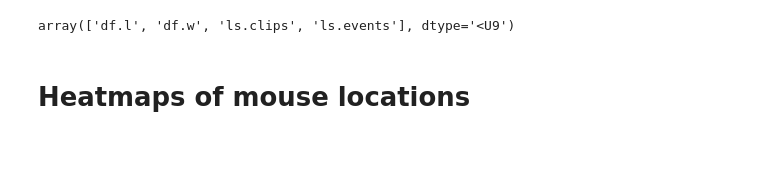
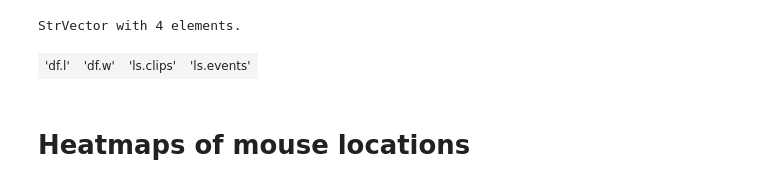
Before and after one commit to iamhectorotero/learning-physical-properties-with-rnns, a Jupyter notebook: 0. Preliminary analysis.ipynb, the cells around one changed output. Cells and saved outputs as stored; diff of their text form; code cells hidden in the pictures; blank space fills up the shorter version.

```diff
--- a/0. Preliminary analysis.ipynb
+++ b/0. Preliminary analysis.ipynb
@@ -9,9 +9,10 @@ import matplotlib.pyplot as plt
 # %%
 pandas2ri.activate()
 # %%
-r['load']("experiment2.rdata")
+r['load']("../data/experiment2.rdata")
 # %% [output]
-array(['df.l', 'df.w', 'ls.clips', 'ls.events'], dtype='<U9')
+StrVector with 4 elements.
+| 'df.l' | 'df.w' | 'ls.clips' | 'ls.events' |
 # %% [markdown]
 # Heatmaps of mouse locations
 # %%
```
Also changed, not shown: parts of 3 cells of this notebook.
